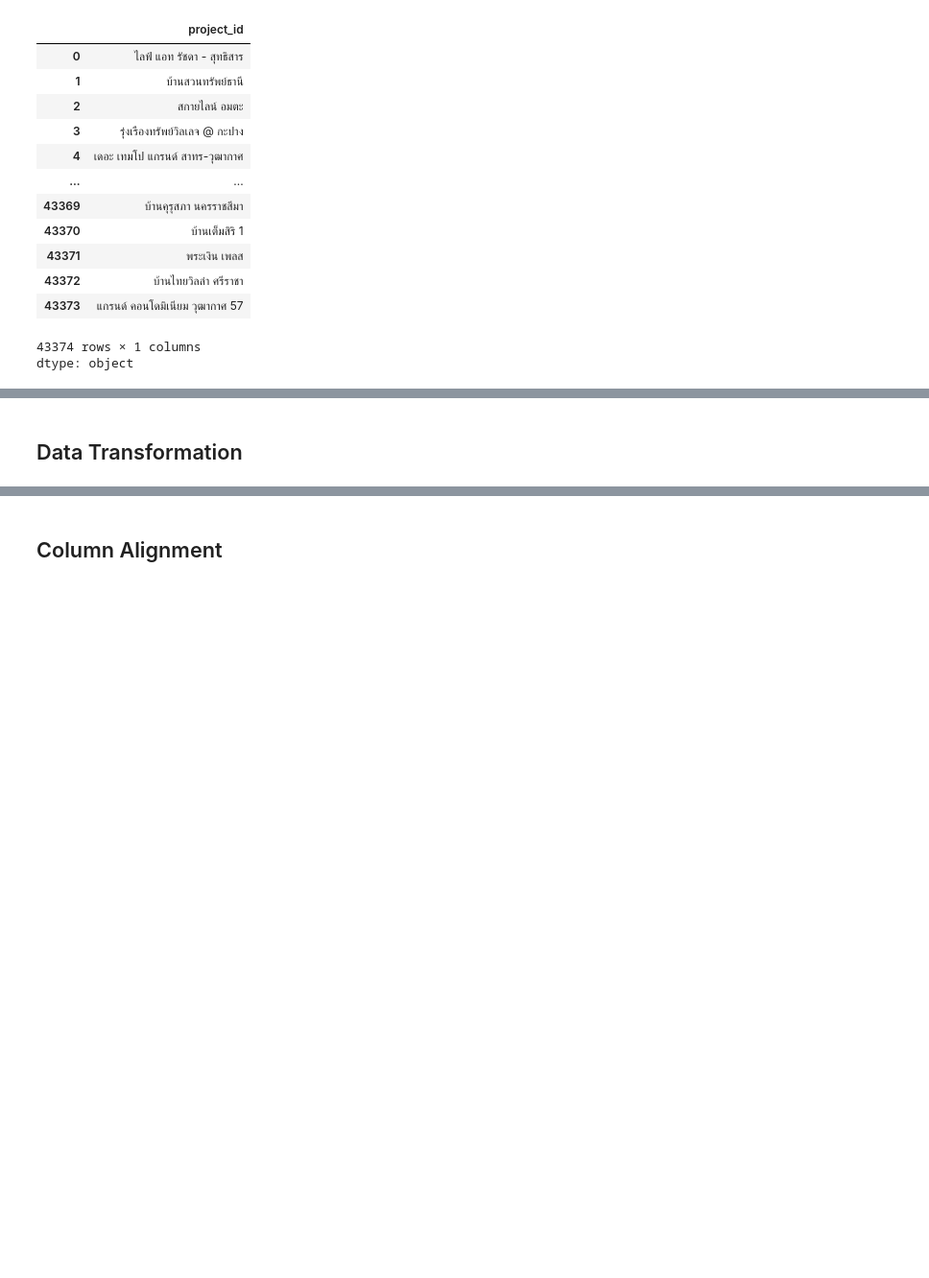
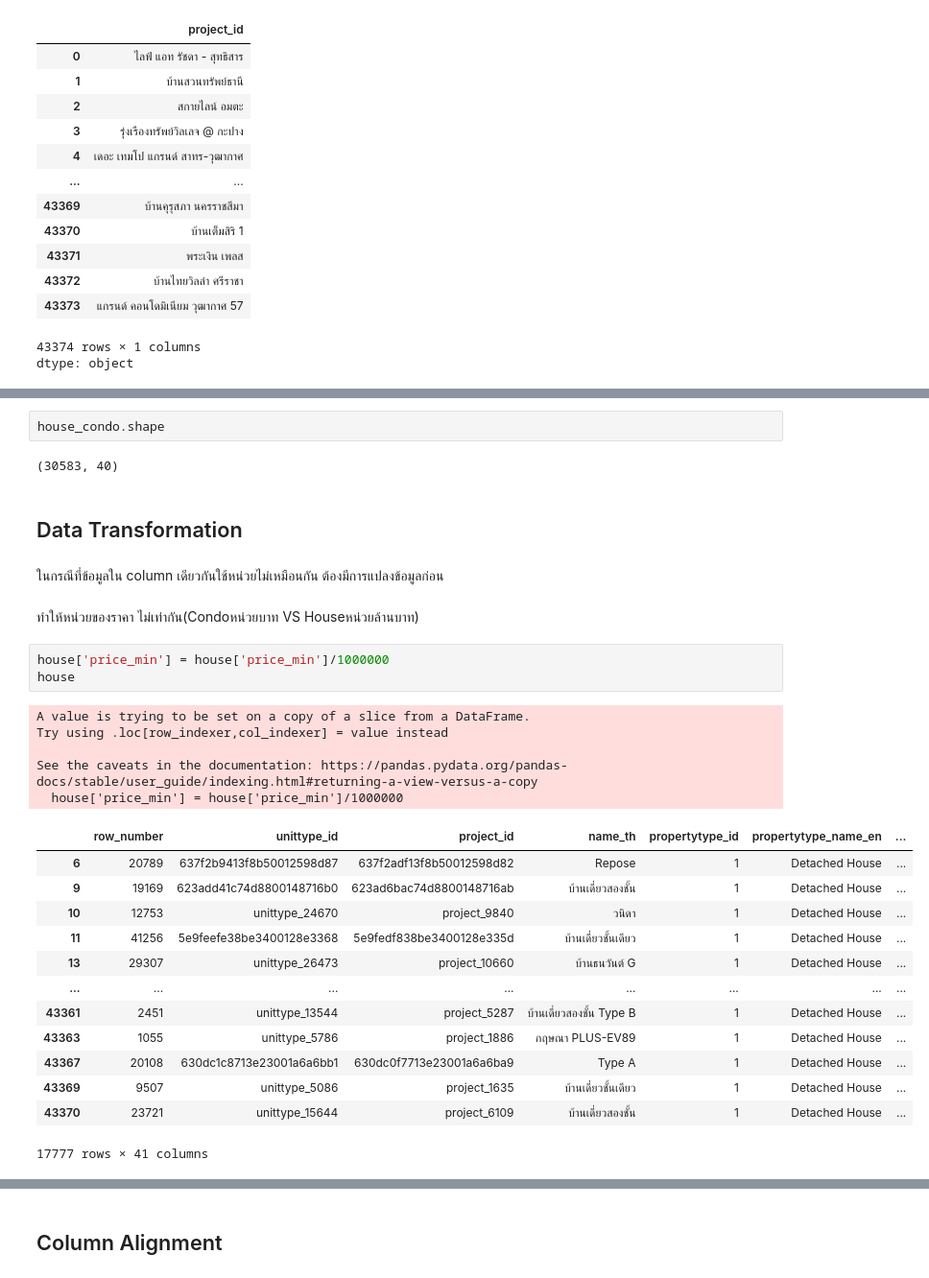
Before and after one commit to Konwalai1111/BSC_DPDM2025, a Jupyter notebook: Ch3_Data_Preprocessing.ipynb, the cells around one changed output, grey strips where cells are left out. Shown: that part at 96% size. Drawn from its saved outputs; the diff is of its cells as text; blank space fills up the shorter version.

```diff
--- a/Ch3_Data_Preprocessing.ipynb
+++ b/Ch3_Data_Preprocessing.ipynb
@@ -658,2 +685,32 @@ display(unit_df.head())
+# %%
+house_condo.shape
+# %% [output]
+(30583, 40)
 # %% [markdown]
 ## Data Transformation
+# %% [markdown]
+ในกรณีที่ข้อมูลใน column เดียวกันใช้หน่วยไม่เหมือนกัน ต้องมีการแปลงข้อมูลก่อน
+# %% [markdown]
+ทำให้หน่วยของราคา ไม่เท่ากัน(Condoหน่วยบาท VS Houseหน่วยล้านบาท)
+# %%
+house['price_min'] = house['price_min']/1000000
+house
+# %% [output]
+A value is trying to be set on a copy of a slice from a DataFrame.
+Try using .loc[row_indexer,col_indexer] = value instead
+
+See the caveats in the documentation: https://pandas.pydata.org/pandas-docs/stable/user_guide/indexing.html#returning-a-view-versus-a-copy
+  house['price_min'] = house['price_min']/1000000
+|  | row_number | unittype_id | project_id | name_th | propertytype_id | propertytype_name_en | ... |
+| 6 | 20789 | 637f2b9413f8b50012598d87 | 637f2adf13f8b50012598d82 | Repose | 1 | Detached House | ... |
+| 9 | 19169 | 623add41c74d8800148716b0 | 623ad6bac74d8800148716ab | บ้านเดี่ยวสองชั้น | 1 | Detached House | ... |
+| 10 | 12753 | unittype_24670 | project_9840 | วนิดา | 1 | Detached House | ... |
+| 11 | 41256 | 5e9feefe38be3400128e3368 | 5e9fedf838be3400128e335d | บ้านเดี่ยวชั้นเดียว | 1 | Detached House | ... |
+| 13 | 29307 | unittype_26473 | project_10660 | บ้านธนวันต์ G | 1 | Detached House | ... |
+| ... | ... | ... | ... | ... | ... | ... | ... |
+| 43361 | 2451 | unittype_13544 | project_5287 | บ้านเดี่ยวสองชั้น Type B | 1 | Detached House | ... |
+| 43363 | 1055 | unittype_5786 | project_1886 | กฤษณา PLUS-EV89 | 1 | Detached House | ... |
+| 43367 | 20108 | 630dc1c8713e23001a6a6bb1 | 630dc0f7713e23001a6a6ba9 | Type A | 1 | Detached House | ... |
+| 43369 | 9507 | unittype_5086 | project_1635 | บ้านเดี่ยวชั้นเดียว | 1 | Detached House | ... |
+| 43370 | 23721 | unittype_15644 | project_6109 | บ้านเดี่ยวสองชั้น | 1 | Detached House | ... |
+17777 rows × 41 columns
```
Also changed, not shown: parts of 33 cells of this notebook.
